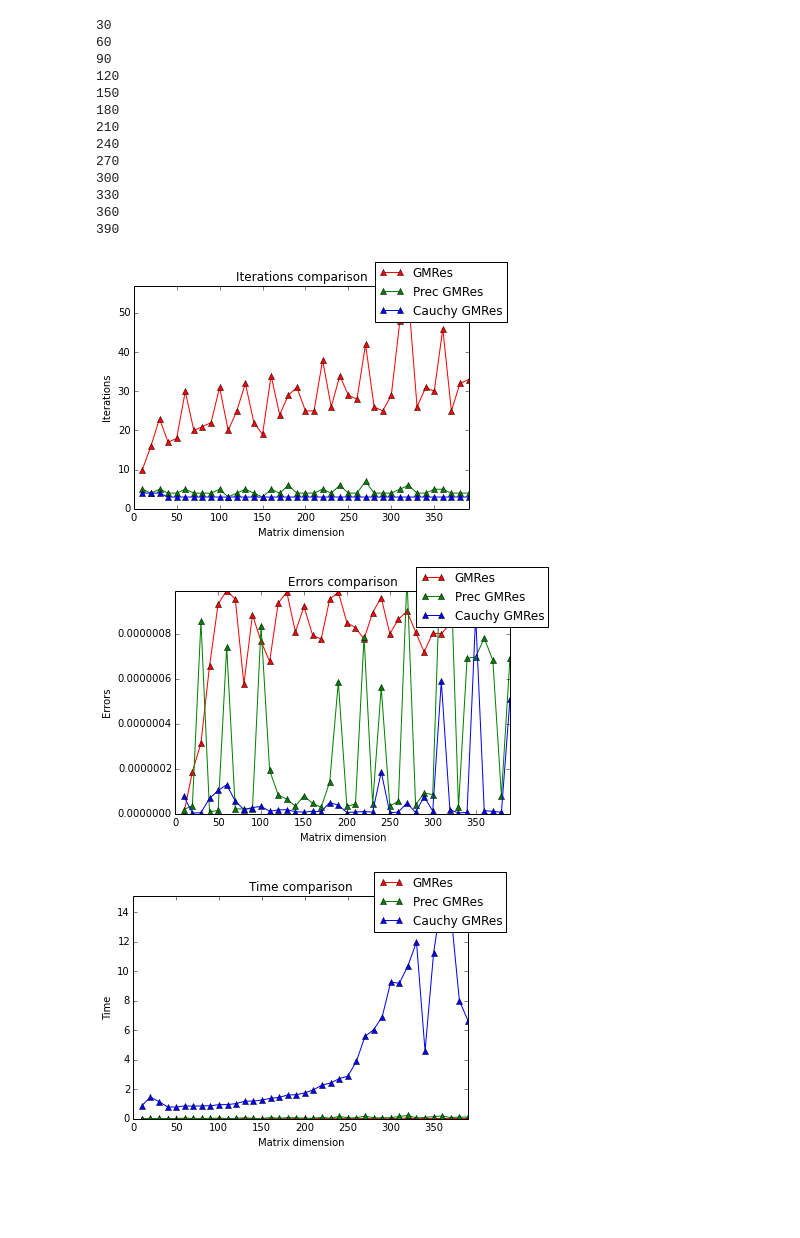
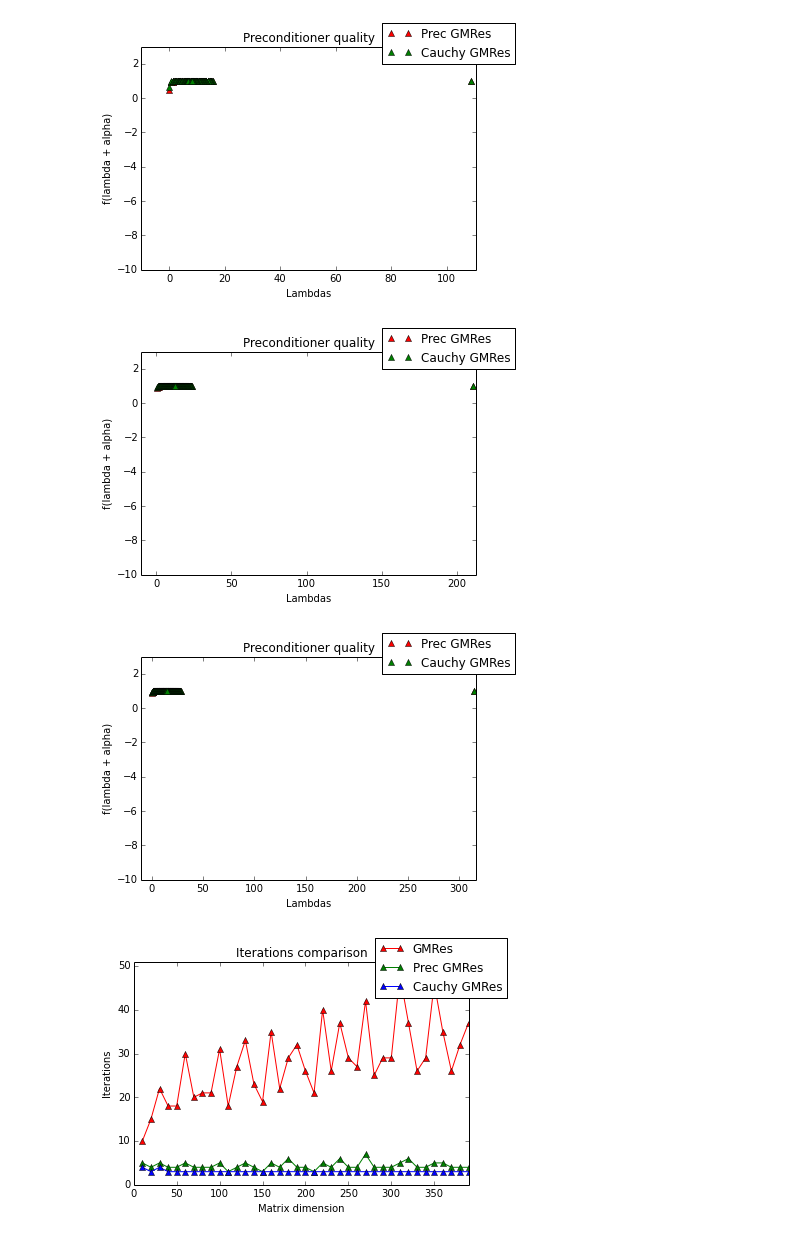
Before and after one commit to vansimonsen/Taller-CC, a Jupyter notebook: Preconditioner On GMRes.ipynb, the cells around one changed output. Cells and saved outputs as stored; diff of their text form; code cells hidden in the pictures; blank space fills up the shorter version.

Commit message:
accuracy graphic

```diff
--- a/Preconditioner On GMRes.ipynb
+++ b/Preconditioner On GMRes.ipynb
@@ -191,5 +272,5 @@ def gmres(A_0, b_0, tol=1e-6, prec=False, left=True, alpha=0.0,aux_tol=1e-6,N =
 # %%
-# Grafico original, N = 128, se integra en todos los puntos, tol = tol_aux = 1e-6
+# N = 128, se integra en pocos puntos cerca de la cota inferior, tol = tol_aux = 1e-6
 def plot_lambdas(A):
     lambdas, v = np.linalg.eig(A)
     func = np.vectorize(lambda x: (1. - (alpha/(2*x))**(50+1))/(x - alpha/2.))
@@ -197,13 +278,12 @@ def plot_lambdas(A):
     x = lambdas
     y1 = lambdas*1./(lambdas + alpha)
     y2 = func(lambdas + alpha)*lambdas
-    print x.shape, y1.shape, y2.shape
 
     fig = plt.figure()
     ax = fig.add_subplot(111)
-    l1, l2 = ax.plot(x, y1, 'r-^', x,y2, 'g-^')
-    ax.set_xlim(0, np.max(lambdas))
-    ax.set_ylim(0, np.max([np.max(y1), np.max(y2)]))
+    l1, l2 = ax.plot(x, y1, 'r^', x,y2, 'g^')
+    ax.set_xlim(-10, np.max(lambdas)+2)
+    ax.set_ylim(-10, np.max([np.max(y1), np.max(y2)])+2)
     fig.legend((l1, l2), ('Prec GMRes', 'Cauchy GMRes'), 'upper right')
     plt.xlabel('Lambdas')
     plt.ylabel('f(lambda + alpha)')
@@ -220,6 +300,9 @@ def graphics2(n):
     t1 = []
     t2 = []
     t3 = []
+    x1 = []
+    x2 = []
+    x3 = []
     x = range(10, n+10,10)
     for i in range(10,n+10,10):
         A = np.array(np.fromfile("matrices/m{0}".format(i))).reshape((i,i))
@@ -249,9 +332,12 @@ def graphics2(n):
         er2.append(np.linalg.norm(np.dot(A,r2[0]) - b)/np.linalg.norm(b))
         er3.append(np.linalg.norm(np.dot(A,r3[0]) - b)/np.linalg.norm(b))
 
-        if i % 30 == 0:
-            #plot_lambdas(A)
-            print i
+        x1.append(np.linalg.norm(r1[0] - x_sol)/np.linalg.norm(x_sol))
+        x2.append(np.linalg.norm(r2[0] - x_sol)/np.linalg.norm(x_sol))
+        x3.append(np.linalg.norm(r3[0] - x_sol)/np.linalg.norm(x_sol))
+
+        if i % 100 == 0:
+            plot_lambdas(A)
 
 
     fig = plt.figure()
@@ -265,46 +351,48 @@ def graphics2(n):
     plt.title('Iterations comparison')
     plt.show()
 
 
     fig = plt.figure()
     ax = fig.add_subplot(111)
     l1, l2, l3 = ax.plot(x, er1, 'r-^', x,er2, 'g-^', x, er3,'b-^')
     ax.set_xlim(0, n)
+    ax.set_yscale("log")
     ax.set_ylim(0, np.max(er1))
     fig.legend((l1, l2, l3), ('GMRes', 'Prec GMRes', 'Cauchy GMRes'), 'upper right')
     plt.xlabel('Matrix dimension')
     plt.ylabel('Errors')
     plt.title('Errors comparison')
     plt.show()
 
     fig = plt.figure()
     ax = fig.add_subplot(111)
     l1, l2, l3 = ax.plot(x, t1, 'r-^', x,t2, 'g-^', x, t3,'b-^')
+    ax.set_yscale("log")
     ax.set_xlim(0, n)
     ax.set_ylim(0, np.max(t3))
     fig.legend((l1, l2, l3), ('GMRes', 'Prec GMRes', 'Cauchy GMRes'), 'upper right')
     plt.xlabel('Matrix dimension')
     plt.ylabel('Time')
     plt.title('Time comparison')
     plt.show()
 
+    fig = plt.figure()
+    ax = fig.add_subplot(111)
+    l1, l2, l3 = ax.plot(x,x1, 'r:^', x,x2, 'g:^', x, x3,'b:^')
+    ax.set_yscale("log")
+    ax.set_xlim(0, n)
+    ax.set_ylim(0, np.max(x1)+3)
+    fig.legend((l1, l2, l3), ('GMRes', 'Prec GMRes', 'Cauchy GMRes'), 'upper right')
+    plt.xlabel('Matrix dimension')
+    plt.ylabel('Forward Error')
+    plt.title('Forward Errors comparison')
+    plt.show()
+
     return
 
 graphics2(390)
 # %% [output]
-30
-60
-90
-120
-150
-180
-210
-240
-270
-300
-330
-360
-390
-[figure, old version]
+[figure, new version]
-[figure, old version]
+[figure, new version]
-[figure, old version]
+[figure, new version]
+[figure, added]
```
Also changed, not shown: parts of 5 cells of this notebook.
